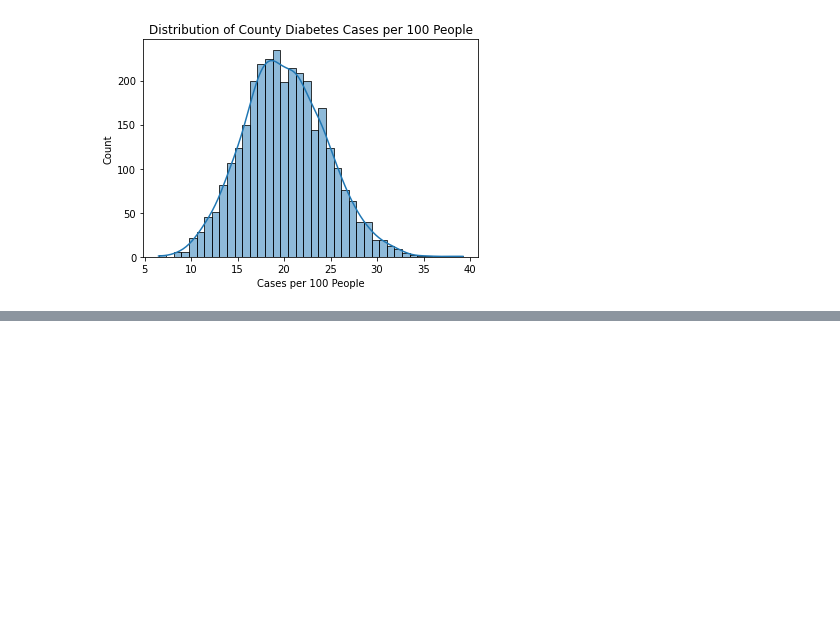
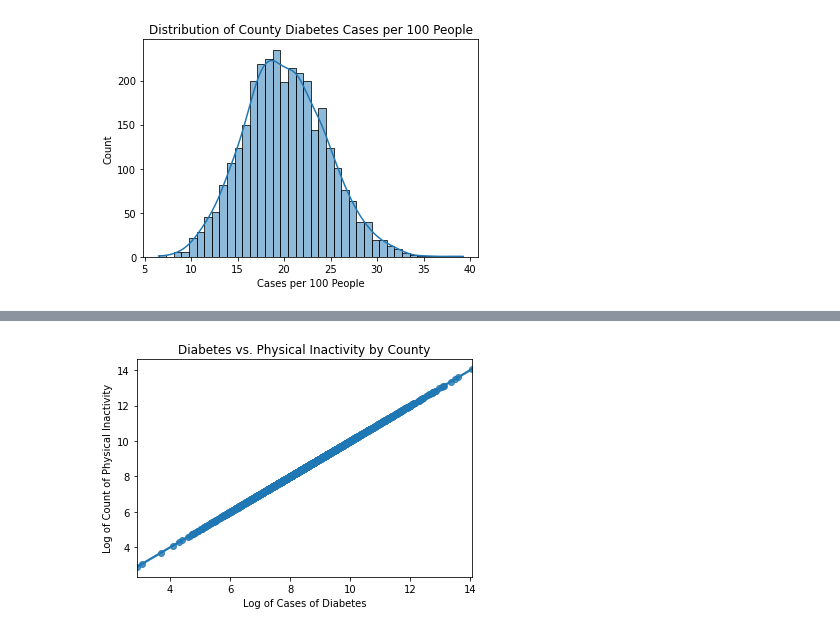
Before and after one commit to yaelnidam/CSS_Project2_Team1_Fall2020, a Jupyter notebook: project2_v3.ipynb, the cells around one changed output, grey strips where cells are left out. Drawn from its saved outputs; the diff is of its cells as text; code cells hidden in the pictures; blank space fills up the shorter version.

Commit message:
finished exploratory data part in v3

```diff
--- a/project2_v3.ipynb
+++ b/project2_v3.ipynb
@@ -130,0 +125,11 @@ The plot above shows that the percentage of people with diabetes is roughly norm
+# %%
+# take log of both numbers
+diabetes['ln_inactive'] = np.log(diabetes["Physical_Inactivity_Number"])
+diabetes['ln_diabetes'] = np.log(diabetes["Diabetes_Number"])
+
+sns.regplot(data = diabetes, x = 'ln_diabetes', y = 'ln_inactive', scatter = True)
+plt.title("Diabetes vs. Physical Inactivity by County")
+plt.xlabel("Log of Cases of Diabetes")
+plt.ylabel("Log of Count of Physical Inactivity");
+# %% [output]
+[figure, added]
```
Also changed, not shown: parts of 13 cells of this notebook.
